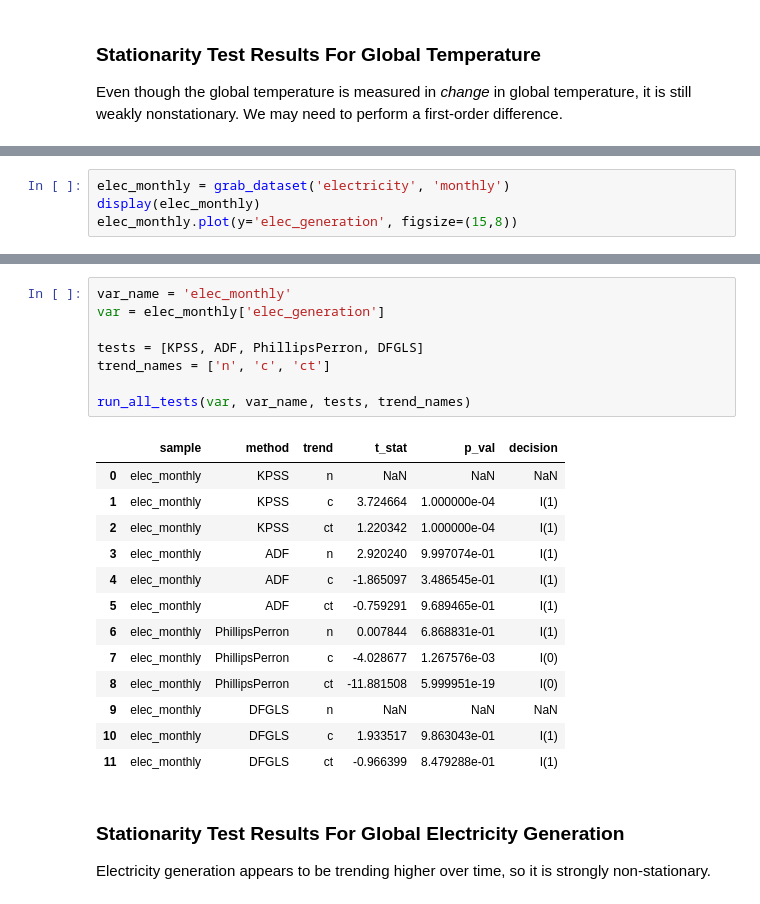
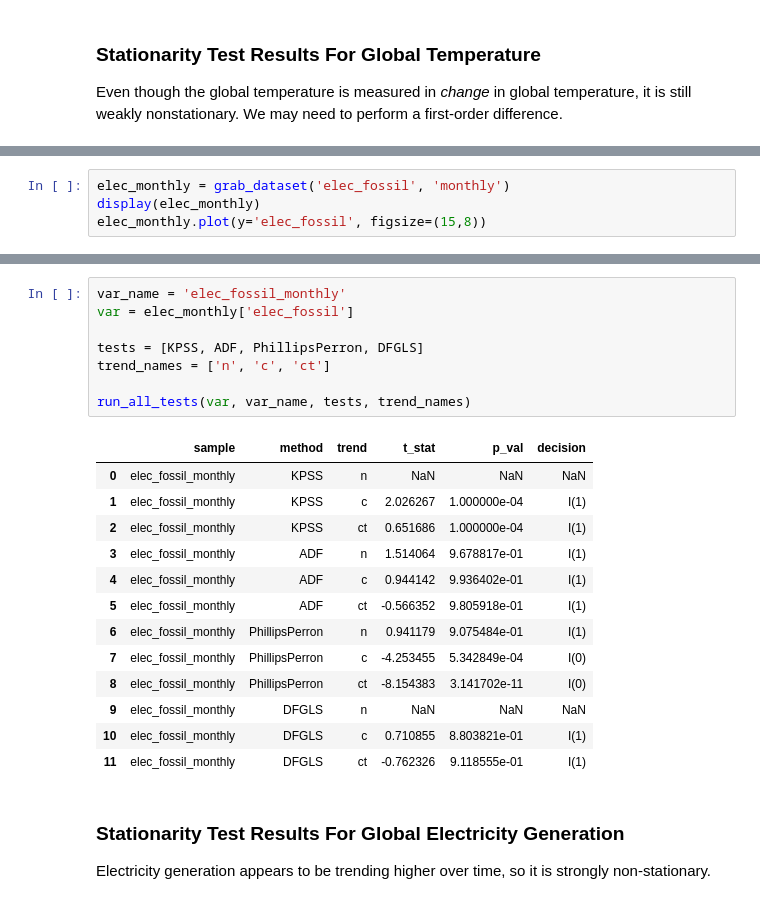
Before and after one commit to HomKeen/DSC180B-Q2-Capstone, a Jupyter notebook: scripts/stationarity.ipynb, the cells around one changed output, grey strips where cells are left out. Saved outputs shown, nothing was run; the diff lists cells and outputs as text.

```diff
--- a/scripts/stationarity.ipynb
+++ b/scripts/stationarity.ipynb
@@ -150,5 +150,5 @@ Even though the global temperature is measured in *change* in global temperature
 # %%
-elec_monthly = grab_dataset('electricity', 'monthly')
+elec_monthly = grab_dataset('elec_fossil', 'monthly')
 display(elec_monthly)
-elec_monthly.plot(y='elec_generation', figsize=(15,8))
+elec_monthly.plot(y='elec_fossil', figsize=(15,8))
 # %% [output]
@@ -170,25 +170,25 @@ elec_monthly.plot(y='elec_generation', figsize=(15,8))
 # %%
-var_name = 'elec_monthly'
-var = elec_monthly['elec_generation']
+var_name = 'elec_fossil_monthly'
+var = elec_monthly['elec_fossil']
 
 tests = [KPSS, ADF, PhillipsPerron, DFGLS]
 trend_names = ['n', 'c', 'ct']
 
 run_all_tests(var, var_name, tests, trend_names)
 # %% [output]
 |  | sample | method | trend | t_stat | p_val | decision |
-| 0 | elec_monthly | KPSS | n | NaN | NaN | NaN |
-| 1 | elec_monthly | KPSS | c | 3.724664 | 1.000000e-04 | I(1) |
-| 2 | elec_monthly | KPSS | ct | 1.220342 | 1.000000e-04 | I(1) |
-| 3 | elec_monthly | ADF | n | 2.920240 | 9.997074e-01 | I(1) |
-| 4 | elec_monthly | ADF | c | -1.865097 | 3.486545e-01 | I(1) |
-| 5 | elec_monthly | ADF | ct | -0.759291 | 9.689465e-01 | I(1) |
-| 6 | elec_monthly | PhillipsPerron | n | 0.007844 | 6.868831e-01 | I(1) |
-| 7 | elec_monthly | PhillipsPerron | c | -4.028677 | 1.267576e-03 | I(0) |
-| 8 | elec_monthly | PhillipsPerron | ct | -11.881508 | 5.999951e-19 | I(0) |
-| 9 | elec_monthly | DFGLS | n | NaN | NaN | NaN |
-| 10 | elec_monthly | DFGLS | c | 1.933517 | 9.863043e-01 | I(1) |
-| 11 | elec_monthly | DFGLS | ct | -0.966399 | 8.479288e-01 | I(1) |
+| 0 | elec_fossil_monthly | KPSS | n | NaN | NaN | NaN |
+| 1 | elec_fossil_monthly | KPSS | c | 2.026267 | 1.000000e-04 | I(1) |
+| 2 | elec_fossil_monthly | KPSS | ct | 0.651686 | 1.000000e-04 | I(1) |
+| 3 | elec_fossil_monthly | ADF | n | 1.514064 | 9.678817e-01 | I(1) |
+| 4 | elec_fossil_monthly | ADF | c | 0.944142 | 9.936402e-01 | I(1) |
+| 5 | elec_fossil_monthly | ADF | ct | -0.566352 | 9.805918e-01 | I(1) |
+| 6 | elec_fossil_monthly | PhillipsPerron | n | 0.941179 | 9.075484e-01 | I(1) |
+| 7 | elec_fossil_monthly | PhillipsPerron | c | -4.253455 | 5.342849e-04 | I(0) |
+| 8 | elec_fossil_monthly | PhillipsPerron | ct | -8.154383 | 3.141702e-11 | I(0) |
+| 9 | elec_fossil_monthly | DFGLS | n | NaN | NaN | NaN |
+| 10 | elec_fossil_monthly | DFGLS | c | 0.710855 | 8.803821e-01 | I(1) |
+| 11 | elec_fossil_monthly | DFGLS | ct | -0.762326 | 9.118555e-01 | I(1) |
 # %% [markdown]
 ### Stationarity Test Results For Global Electricity Generation
 
```
Also changed, not shown: parts of 6 cells of this notebook, 7 other files.
